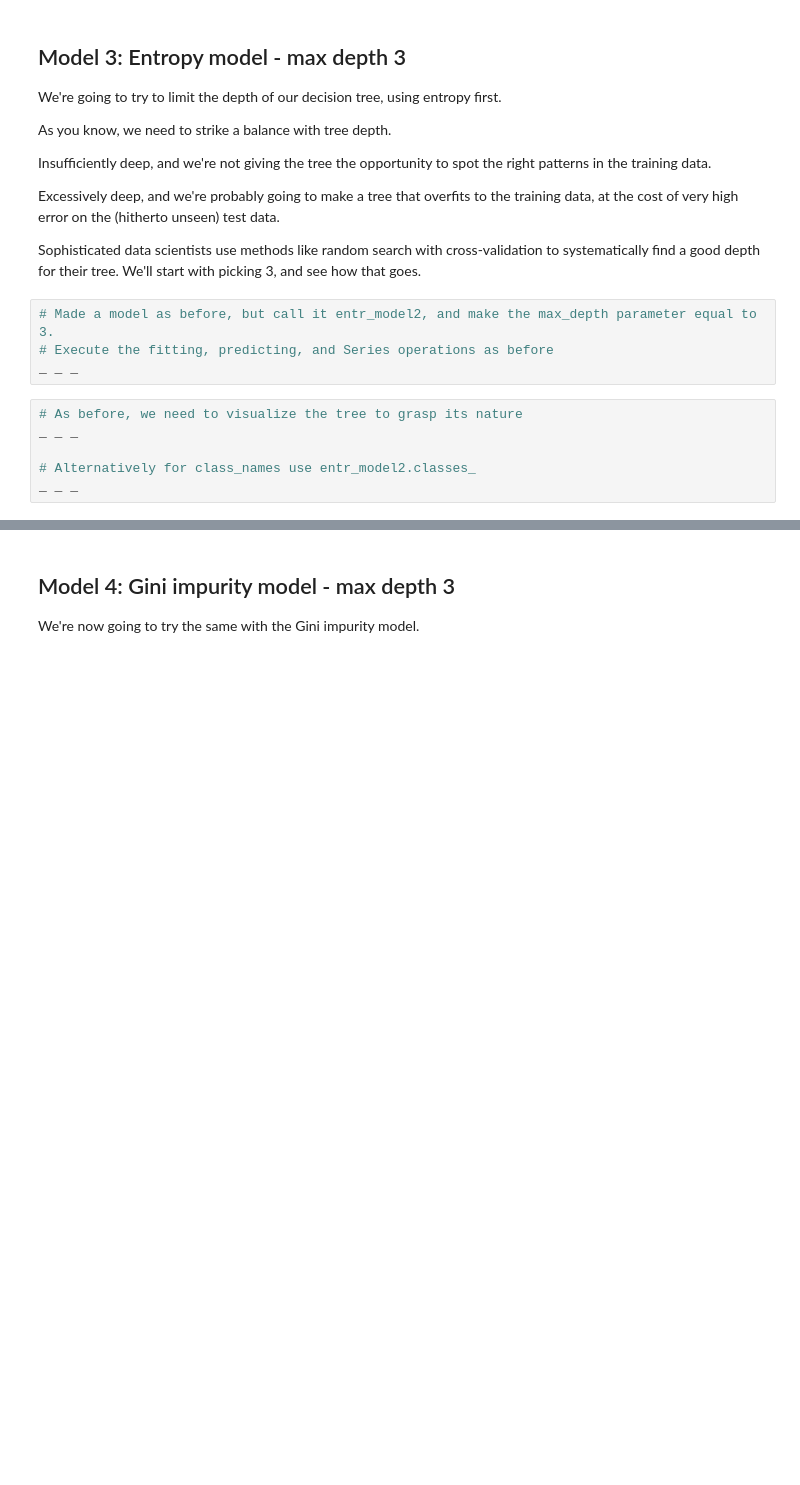
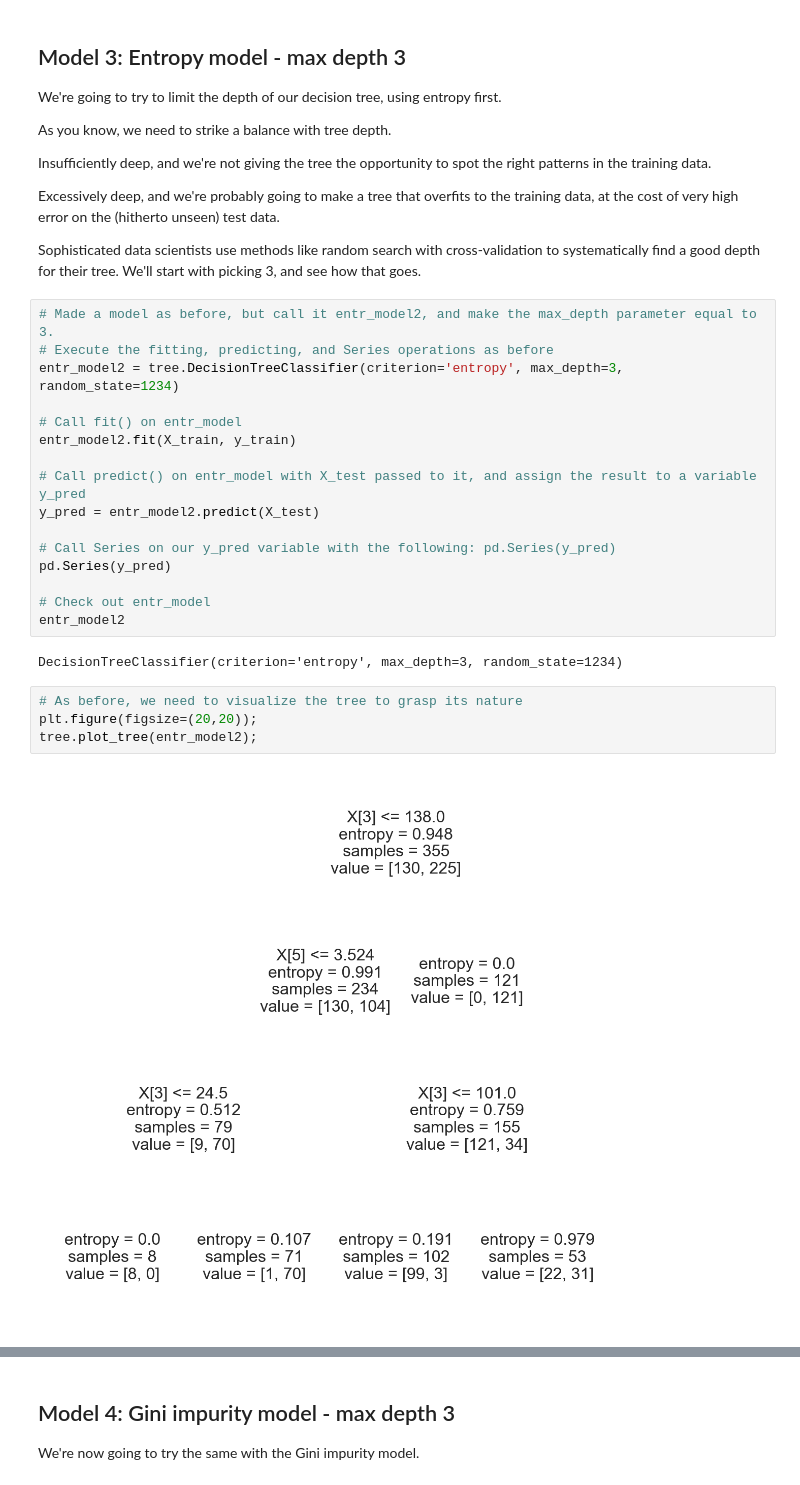
Before and after one commit to Khalif81/RR_Diner, a Jupyter notebook: Specialty_Coffee.ipynb, the cells around one changed output, grey strips where cells are left out. Saved outputs shown, nothing was run; the diff lists cells and outputs as text; blank space fills up the shorter version.

```diff
--- a/Specialty_Coffee.ipynb
+++ b/Specialty_Coffee.ipynb
@@ -488,10 +537,24 @@ Sophisticated data scientists use methods like random search with cross-validati
 # %%
 # Made a model as before, but call it entr_model2, and make the max_depth parameter equal to 3.
 # Execute the fitting, predicting, and Series operations as before
-_ _ _
+entr_model2 = tree.DecisionTreeClassifier(criterion='entropy', max_depth=3, random_state=1234)
+
+# Call fit() on entr_model
+entr_model2.fit(X_train, y_train)
+
+# Call predict() on entr_model with X_test passed to it, and assign the result to a variable y_pred
+y_pred = entr_model2.predict(X_test)
+
+# Call Series on our y_pred variable with the following: pd.Series(y_pred)
+pd.Series(y_pred)
+
+# Check out entr_model
+entr_model2
+# %% [output]
+DecisionTreeClassifier(criterion='entropy', max_depth=3, random_state=1234)
 # %%
 # As before, we need to visualize the tree to grasp its nature
-_ _ _
-
-# Alternatively for class_names use entr_model2.classes_
-_ _ _
+plt.figure(figsize=(20,20));
+tree.plot_tree(entr_model2);
+# %% [output]
+[figure, added]
```
Also changed, not shown: parts of 36 cells of this notebook.
